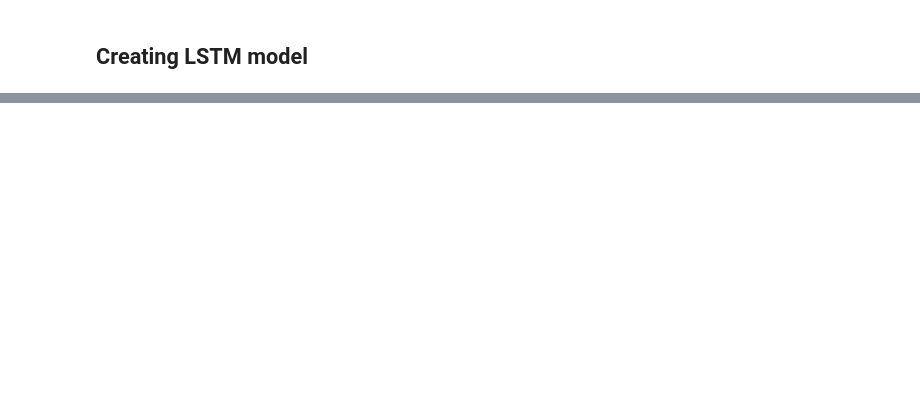
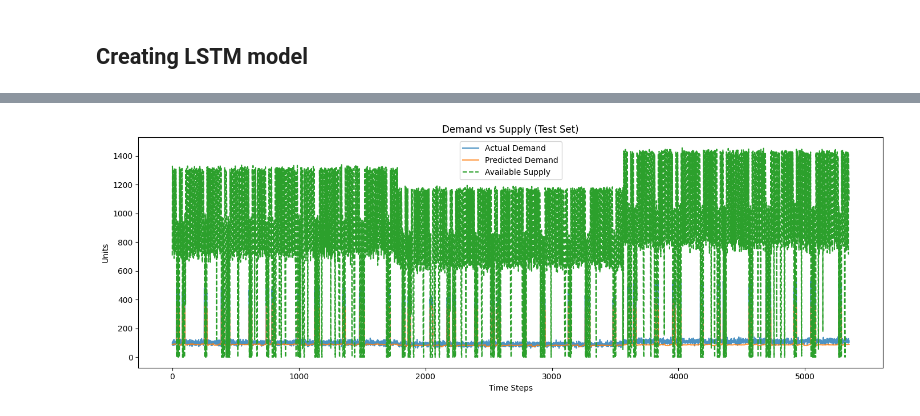
Before and after one commit to anshul-guleria/Demand-Supply-Gap-Prediction, a Jupyter notebook: src/training_using_lstm.ipynb, the cells around one changed output, grey strips where cells are left out. Cells and saved outputs as stored; diff of their text form; code cells hidden in the pictures; blank space fills up the shorter version.

```diff
--- a/src/training_using_lstm.ipynb
+++ b/src/training_using_lstm.ipynb
@@ -281,0 +371,16 @@ plt.show()
+# %%
+plt.figure(figsize=(14, 5))
+
+plt.plot(y_true, label="Actual Demand", alpha=0.8)
+plt.plot(y_pred, label="Predicted Demand", alpha=0.8)
+plt.plot(supply_te, label="Available Supply", linestyle="--")
+
+plt.title("Demand vs Supply (Test Set)")
+plt.xlabel("Time Steps")
+plt.ylabel("Units")
+plt.legend()
+plt.tight_layout()
+plt.savefig("../outputs/LSTM/demand_vs_supply.png")
+plt.show()
+# %% [output]
+[figure, added]
```
Also changed, not shown: parts of 44 cells of this notebook, 16 other files.
